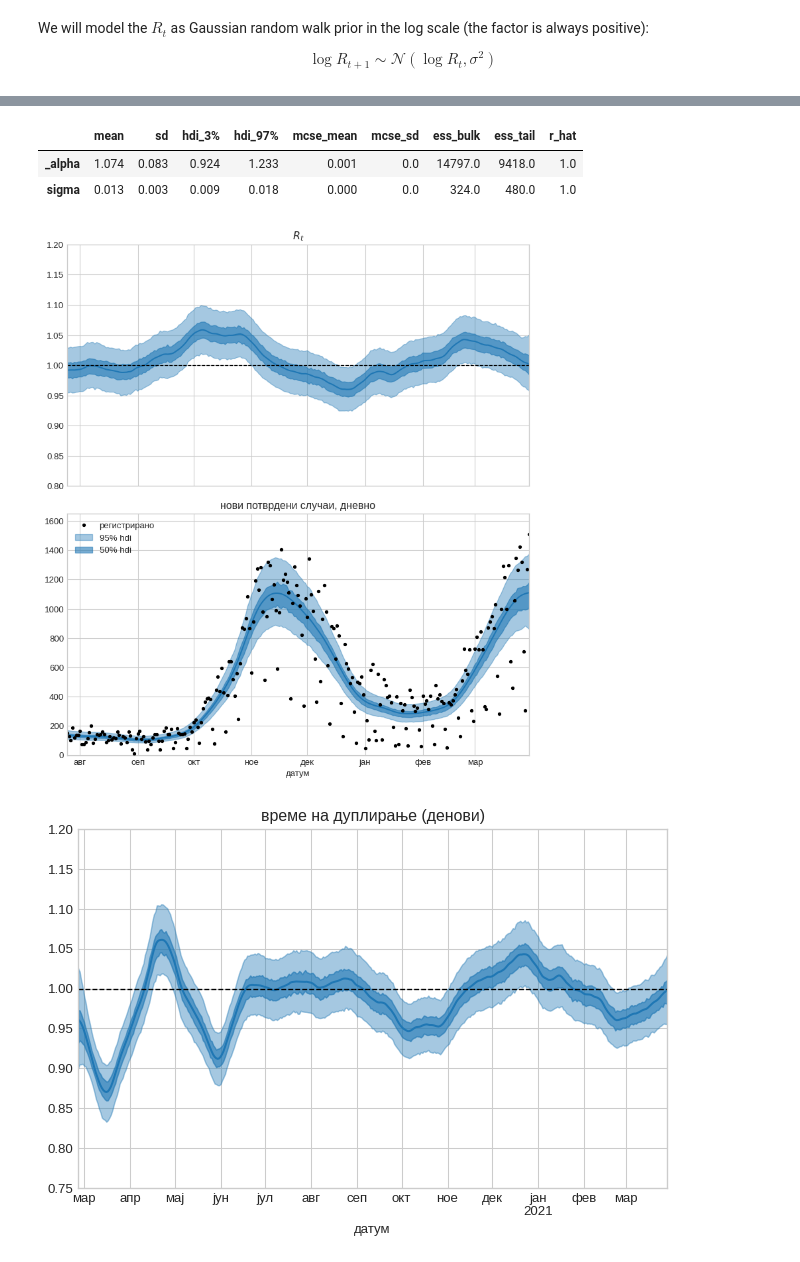
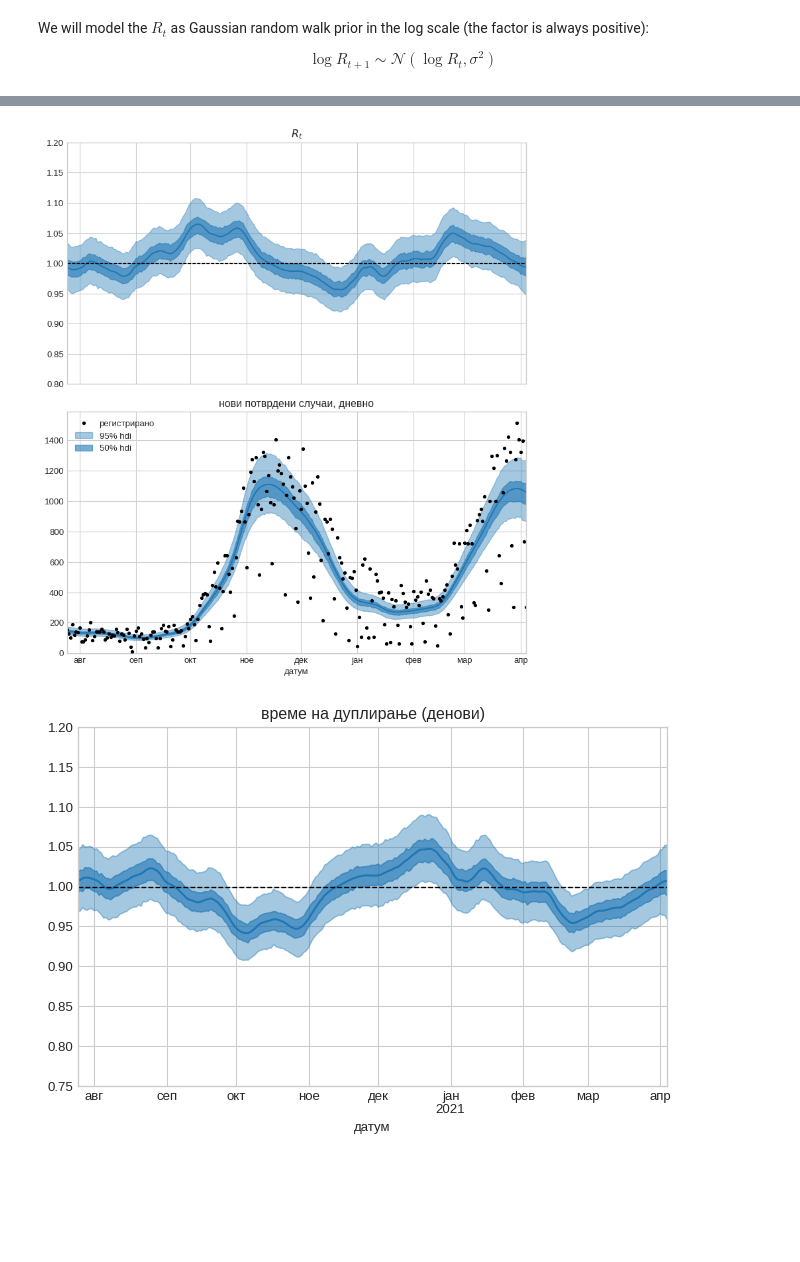
Before and after one commit to petrushev/bayesian-modeling, a Jupyter notebook: 07 covid19/simple-MK.ipynb, the cells around one changed output, grey strips where cells are left out. Drawn from its saved outputs; the diff is of its cells as text; code cells hidden in the pictures; blank space fills up the shorter version.

Commit message:
Add weekday measurement censoring with Diriclet prior (covid-19)

```diff
--- a/07 covid19/simple-MK.ipynb
+++ b/07 covid19/simple-MK.ipynb
@@ -64,8 +76,9 @@ $$ \alpha \sim \text{HalfCauchy}(5) $$
 # %%
-with pm.Model() as model4:
+with pm.Model() as model5:
     N = data.shape[0]
+    weekday_i = data.date.dt.weekday.values
 
-    sigma = pm.Exponential('sigma', 1/0.05)
+    sigma = pm.Exponential('sigma', 1/0.03)
     logR = pm.GaussianRandomWalk(
         'logR',
         init=pm.Normal.dist(0, 1),
@@ -73,20 +86,23 @@ with pm.Model() as model4:
         shape=N)
 
     R = pm.Deterministic('R', tt.exp(logR))
-    mu = pm.Deterministic('mu', tt.exp(tt.cumsum(logR)))
+    mu_true = pm.Deterministic('mu_true', tt.exp(tt.cumsum(logR)))
 
-    _alpha = pm.HalfCauchy('_alpha', 1)
-    alpha = _alpha * 5
+    # weekday censoring
+    _w = pm.Dirichlet('_w', a=np.ones(7), shape=7, testval=np.ones(7)/7)
+    w = pm.Deterministic('w', 7*_w)
+
+    mu_observed = pm.Deterministic('mu_observed', mu_true * w[weekday_i])
+
+    _alpha = pm.HalfNormal('_alpha', 1)
+    alpha = _alpha * 10
     pm.NegativeBinomial(
-        'obs', mu=mu, alpha=alpha,
+        'obs', mu=mu_observed, alpha=alpha,
         observed=data['cases.confirmed'].values)
 
-    T2 = pm.Deterministic(
-        'T2',
-        -1 + tt.log(2*R - 1) / logR
-    )
+    pm.Deterministic('T2', -1 + tt.log(2*R - 1) / logR)
 
-    trace4 = pm.sample(7000, tune=2000, chains=2, cores=2)
+    trace5 = pm.sample(6000, tune=6000, chains=2, cores=2)
 # %% [output]
 Auto-assigning NUTS sampler...
 Initializing NUTS using jitter+adapt_diag...
@@ -104,42 +132,34 @@ None
-# %%
-az.summary(trace4, var_names=['_alpha', 'sigma'])
-# %% [output]
-|  | mean | sd | hdi_3% | hdi_97% | mcse_mean | mcse_sd | ess_bulk | ess_tail | r_hat |
-| _alpha | 1.074 | 0.083 | 0.924 | 1.233 | 0.001 | 0.0 | 14797.0 | 9418.0 | 1.0 |
-| sigma | 0.013 | 0.003 | 0.009 | 0.018 | 0.000 | 0.0 | 324.0 | 480.0 | 1.0 |
 # %%
 locale.setlocale(6, 'mk_MK.UTF-8')
 
 fig, (ax1, ax2) = plt.subplots(2, 1, figsize=(8, 9), sharex=True)
-tmp = az.hdi(trace4['R'] , hdi_prob=0.95)
+tmp = az.hdi(trace5['R'] , hdi_prob=0.95)
 tmp = pd.DataFrame(tmp, index=data['date'])
-tmp = tmp.assign(mean_ = trace4['R'].mean(axis=0))
+tmp = tmp.assign(mean_ = trace5['R'].mean(axis=0))
 tmp.mean_.plot(ax=ax1)
 ax1.fill_between(tmp.index, tmp[0].values, tmp[1].values, alpha=.4, color='C0')
 
-tmp = az.hdi(trace4['R'] , hdi_prob=0.5)
+tmp = az.hdi(trace5['R'] , hdi_prob=0.5)
 tmp = pd.DataFrame(tmp, index=data['date'])
 ax1.fill_between(tmp.index, tmp[0].values, tmp[1].values, alpha=.6, color='C0')
 
 ax1.axhline(1, linestyle='--', linewidth=1, color='k')
-ax1.set(title='$R_t$', xlabel='датум', ylim=(0.8, 1.2),
-        xlim=(data.iloc[150:-6].date.min(), data.iloc[150:-6].date.max()))
+ax1.set(title='$R_t$', xlabel='датум', ylim=(0.8, 1.2))
 
-
-tmp = az.hdi(trace4['mu'], hdi_prob=0.95)
+tmp = az.hdi(trace5['mu_true'], hdi_prob=0.95)
 tmp = pd.DataFrame(tmp, index=data['date'])
-tmp = tmp.assign(mean_ = trace4['mu'].mean(axis=0))
+tmp = tmp.assign(mean_ = trace5['mu_true'].mean(axis=0))
 tmp.mean_.plot(label='')
 ax2.fill_between(tmp.index, tmp[0].values, tmp[1].values, alpha=.4, label='95% hdi', color='C0')
 
-tmp = az.hdi(trace4['mu'], hdi_prob=0.50)
+tmp = az.hdi(trace5['mu_true'], hdi_prob=0.50)
 tmp = pd.DataFrame(tmp, index=data['date'])
 ax2.fill_between(tmp.index, tmp[0].values, tmp[1].values, alpha=.6, label='50% hdi', color='C0')
 
 ax2.plot(data['date'], data['cases.confirmed'],
          color='k', label='регистрирано', marker='.', linewidth=0)
 ax2.set(title='нови потврдени случаи, дневно', xlabel='датум', ylim=(-1, None),
-        xlim=(data.iloc[150:-6].date.min(), data.iloc[150:-6].date.max()))
+        xlim=(data.iloc[150:-5].date.min(), data.iloc[150:-5].date.max()))
 
 ax2.legend(loc='upper left')
 ax2.xaxis.set_major_locator(mdates.MonthLocator())
@@ -149,30 +169,29 @@ fig.tight_layout()
 fig.savefig('mk_daily_R.png')
 None
 # %% [output]
-[figure, old version]
+[figure, new version]
 # %%
 locale.setlocale(6, 'mk_MK.UTF-8')
 
 fig, ax1 = plt.subplots(1, 1, figsize=(8, 5), sharex=True)
-tmp = az.hdi(trace4['T2'] , hdi_prob=0.95)
+tmp = az.hdi(trace5['T2'] , hdi_prob=0.95)
 tmp = pd.DataFrame(tmp, index=data['date'])
-tmp = tmp.assign(mean_ = trace4['T2'].mean(axis=0))
-tmp = tmp.iloc[:-7]
+tmp = tmp.assign(mean_ = trace5['T2'].mean(axis=0))
 tmp.mean_.plot(ax=ax1)
 ax1.fill_between(tmp.index, tmp[0].values, tmp[1].values, alpha=.4, color='C0')
 
-tmp = az.hdi(trace4['T2'] , hdi_prob=0.5)
+tmp = az.hdi(trace5['T2'] , hdi_prob=0.5)
 tmp = pd.DataFrame(tmp, index=data['date'])
-tmp = tmp.iloc[:-7]
 ax1.fill_between(tmp.index, tmp[0].values, tmp[1].values, alpha=.6, color='C0')
 
 ax1.axhline(1, linestyle='--', linewidth=1, color='k')
-ax1.set(title='време на дуплирање (денови)', xlabel='датум', xlim=(data.date.min(), None), ylim=(0.75, 1.2))
+ax1.set(title='време на дуплирање (денови)', xlabel='датум', ylim=(0.75, 1.2),
+        xlim=(data.iloc[150:-5].date.min(), data.iloc[150:-5].date.max()))
 
 fig.savefig('mk_double_time_mk.png')
 None
 # %% [output]
-[figure, old version]
+[figure, new version]
 # %%
 locale.setlocale(6, 'en_US.UTF-8')
 
```
Also changed, not shown: parts of 17 cells of this notebook, 3 other files.
